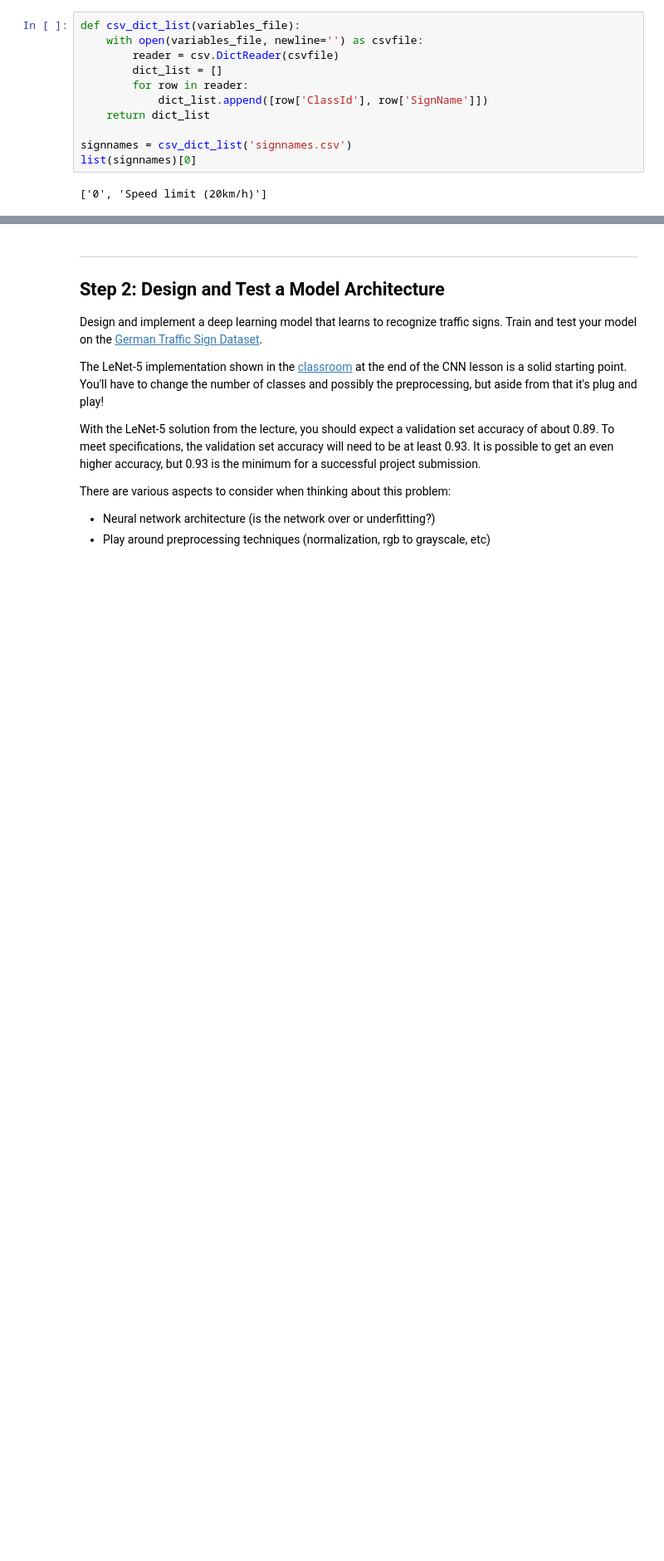
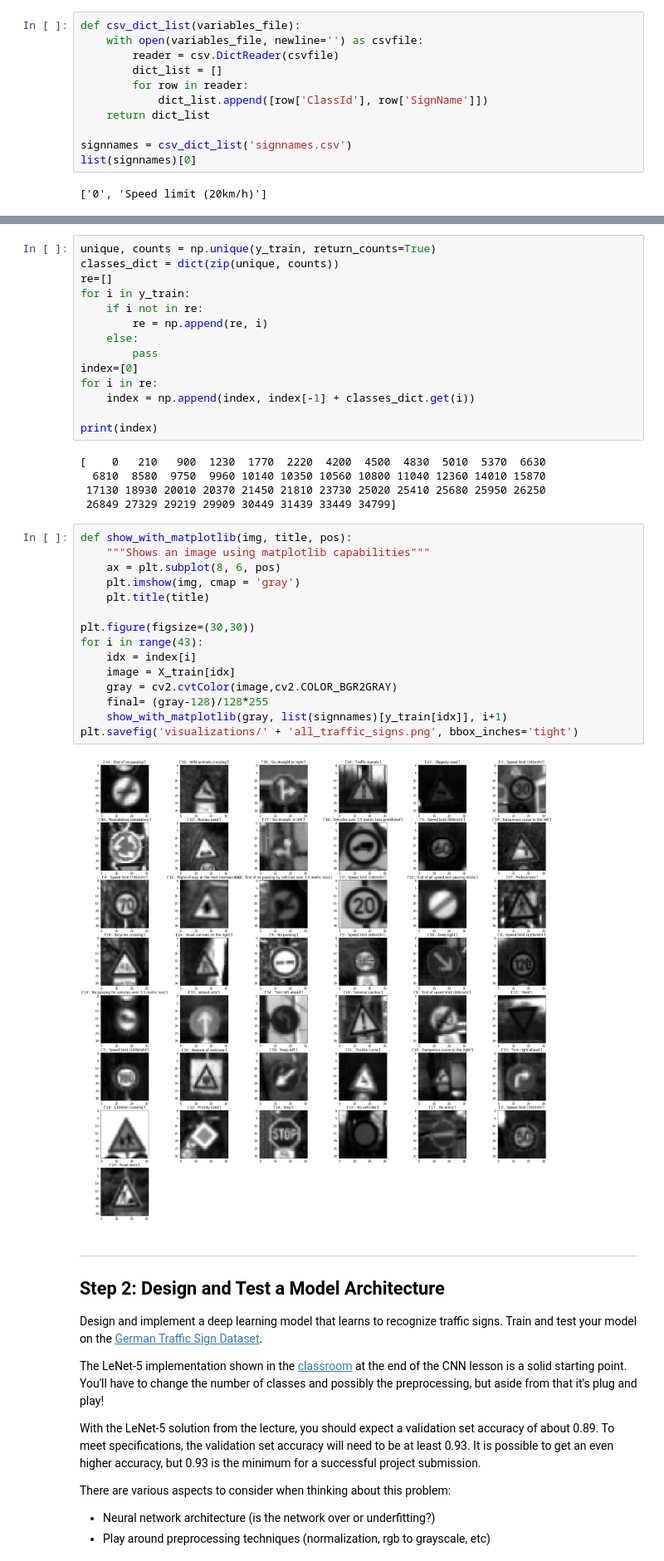
Before and after one commit to demigecko/CarND-Traffic-Sign-Classifier-Project, a Jupyter notebook: Traffic_Sign_Classifier.ipynb, the cells around one changed output, grey strips where cells are left out. Shown at 83% size. Saved outputs shown, nothing was run; the diff lists cells and outputs as text; blank space fills up the shorter version.

```diff
--- a/Traffic_Sign_Classifier.ipynb
+++ b/Traffic_Sign_Classifier.ipynb
@@ -163,3 +135,39 @@ signnames
+# %%
+unique, counts = np.unique(y_train, return_counts=True)
+classes_dict = dict(zip(unique, counts))
+re=[]
+for i in y_train:
+    if i not in re:
+        re = np.append(re, i)
+    else:
+        pass
+index=[0]
+for i in re:
+    index = np.append(index, index[-1] + classes_dict.get(i))
+
+print(index)
+# %% [output]
+[    0   210   900  1230  1770  2220  4200  4500  4830  5010  5370  6630
+  6810  8580  9750  9960 10140 10350 10560 10800 11040 12360 14010 15870
+ 17130 18930 20010 20370 21450 21810 23730 25020 25410 25680 25950 26250
+ 26849 27329 29219 29909 30449 31439 33449 34799]
+# %%
+def show_with_matplotlib(img, title, pos):
+    """Shows an image using matplotlib capabilities"""
+    ax = plt.subplot(8, 6, pos)
+    plt.imshow(img, cmap = 'gray')
+    plt.title(title)
+
+plt.figure(figsize=(30,30))
+for i in range(43):
+    idx = index[i]
+    image = X_train[idx]
+    gray = cv2.cvtColor(image,cv2.COLOR_BGR2GRAY)
+    final= (gray-128)/128*255
+    show_with_matplotlib(gray, list(signnames)[y_train[idx]], i+1)
+plt.savefig('visualizations/' + 'all_traffic_signs.png', bbox_inches='tight')
+# %% [output]
+[figure, added]
 # %% [markdown]
 ----
 
```
Also changed, not shown: parts of 75 cells of this notebook, 51 other files.
